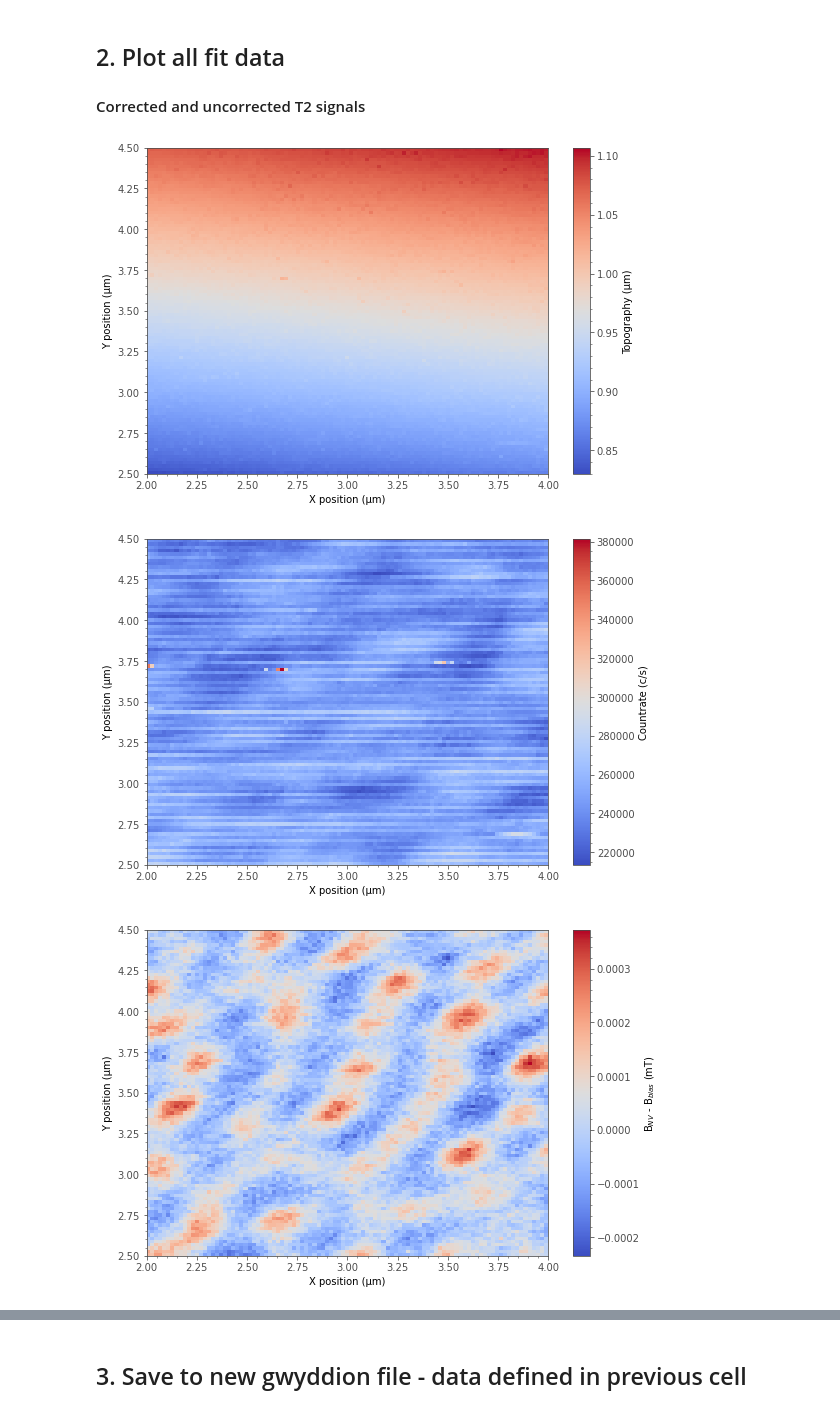
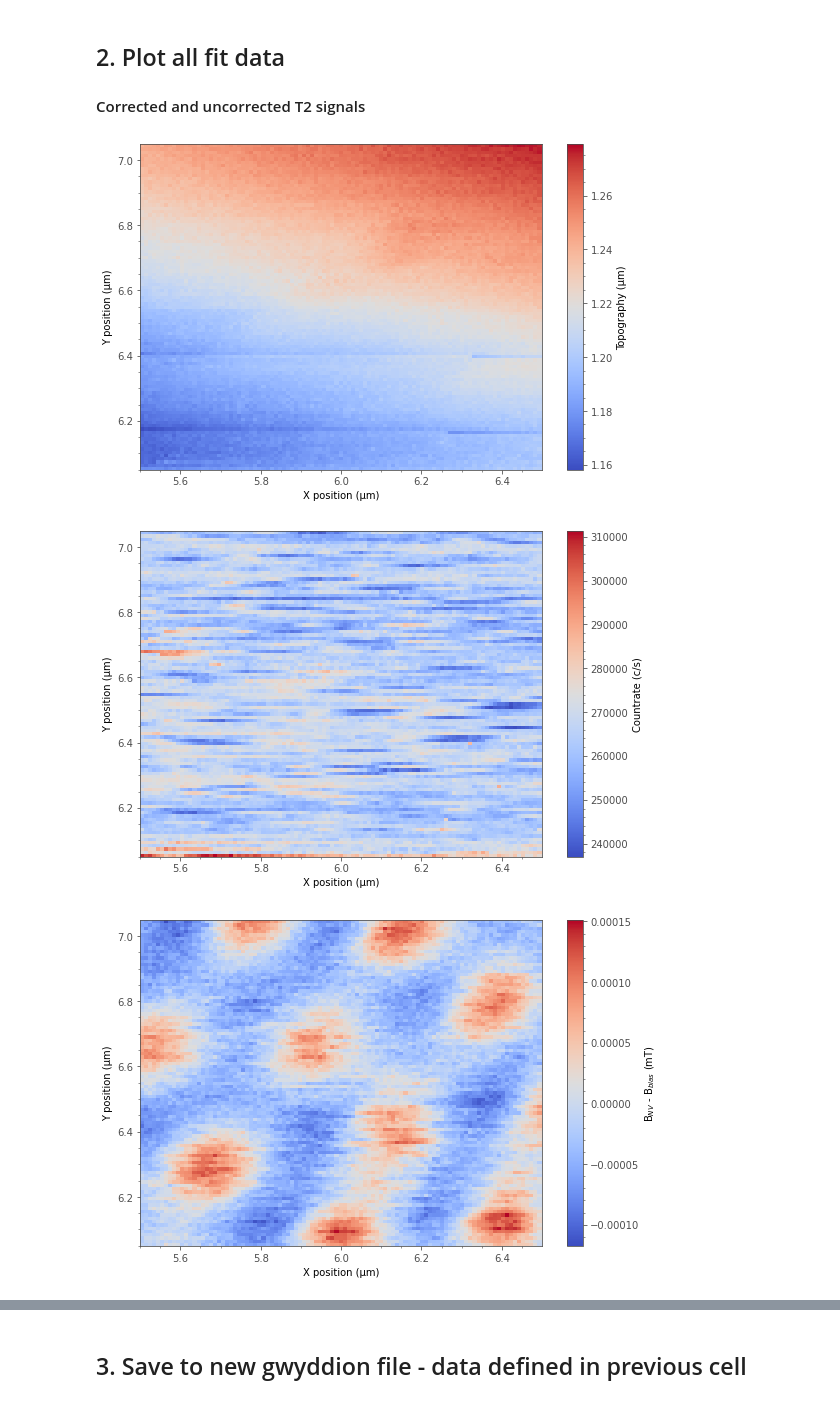
Before and after one commit to sriharijayaram5/qudi, a Jupyter notebook: notebooks/Measurement_Control/Data analysis/2D scan data analysis/2D Fast Hahn echo scan data analysis.ipynb, the cells around one changed output, grey strips where cells are left out. Drawn from its saved outputs; the diff is of its cells as text; code cells hidden in the pictures.

```diff
--- a/notebooks/Measurement_Control/Data analysis/2D scan data analysis/2D Fast Hahn echo scan data analysis.ipynb
+++ b/notebooks/Measurement_Control/Data analysis/2D scan data analysis/2D Fast Hahn echo scan data analysis.ipynb
@@ -75,7 +75,7 @@ def save_obj_to_gwyddion(dataobj,filename,gwytypes=['image']):
 # %% [markdown]
 ## 0. Define file path and load data
 # %%
-filebeginning = '20250213-1339-28_scan6_3K_70mT_Bnv_sFC_Fast_Hahn_echo_autosave_NbTiN_Paris_S1_A-F17-26_' #here the beginning of the filename, including the date and sample name, is needed
+filebeginning = '20250411-1126-47_autosave_scan20_Hecho-alt-phased_with_two_point_tracking_3K_70mT_Bnv_sFC_NbSe2_S4_A-F17-26_' #here the beginning of the filename, including the date and sample name, is needed
 
 file_year = filebeginning[0:4]
 file_month = filebeginning[4:6]
@@ -87,6 +87,16 @@ with open(filepath+'qafm_array_raw.pickle', 'rb') as f:
     qafm_data = pickle.load(f)
 with open(filepath+'pulsed_array_raw.pickle', 'rb') as f:
     pulsed_data = pickle.load(f)
+# %%
+filebeginning = '20250411-1236-27_Hecho-alt-phased_A-F17-26_NbSe2_S4_3K_70mT_Bnv_OOC_pulsed_measurement' #here the beginning of the filename, including the date and sample name, is needed
+
+file_year = filebeginning[0:4]
+file_month = filebeginning[4:6]
+file_day = filebeginning[6:8]
+path = 'G:\\Data\\Qudi_Data\\'+file_year+'\\'+file_month+'\\'+file_year+file_month+file_day+'\\PulsedMeasurement\\'
+filepath = path + filebeginning + '.dat'
+
+ooc_data = np.loadtxt(filepath).T
 # %% [markdown]
 ## 1. Calculate corrected T2 signal with pulsed data
 # %%
@@ -102,6 +112,14 @@ if tip_osc_on_and_off:
     t2_sig_on = data_on[:,:,1]
     t2_ref_on = data_on[:,:,0]
     t2_corr_on = t2_sig_on/t2_ref_on
+# %%
+ooc_t2_sig = ooc_data[1,0]-ooc_data[2,0]
+ooc_t2_ref = ooc_data[1,1]-ooc_data[2,1]
+ooc_t2_corr = ooc_t2_sig/ooc_t2_ref
+
+t2_corr_norm = t2_corr/ooc_t2_corr
+if tip_osc_on_and_off:
+    t2_corr_on_norm = t2_corr_on/ooc_t2_corr
 # %% [markdown]
 ## 2. Plot all fit data
 #### Corrected and uncorrected T2 signals
@@ -220,6 +238,19 @@ dataobj['T2_corr'] = {
 
                         }
 
+## T2 CORR normalized with OOC data a.u. ##
+data = t2_corr_norm
+dataobj['T2_corr_norm'] = {
+                            'coord0_arr':x_gwy,
+                            'coord1_arr':y_gwy,
+                            'data':data,
+                            'params': {'coord0_start': x_gwy[0],'coord0_stop': x_gwy[-1],'coord1_start': y_gwy[0],'coord1_stop': y_gwy[-1]},
+                            'xy_units': 'm',
+                            'si_units': 'a.u.',
+                            'nice_name': 'T2_corr_norm'
+
+                        }
+
 if tip_osc_on_and_off:
     ## T2 signal a.u. ##
     data = t2_sig_on
@@ -233,33 +264,46 @@ if tip_osc_on_and_off:
                                 'nice_name': 'T2_sig_on'
 
                             }
 
     ## T2 reference a.u. ##
     data = t2_ref_on
     dataobj['T2_ref_on'] = {
                                 'coord0_arr':x_gwy,
                                 'coord1_arr':y_gwy,
                                 'data':data,
                                 'params': {'coord0_start': x_gwy[0],'coord0_stop': x_gwy[-1],'coord1_start': y_gwy[0],'coord1_stop': y_gwy[-1]},
                                 'xy_units': 'm',
                                 'si_units': 'a.u.',
                                 'nice_name': 'T2_ref_on'
 
                             }
 
     ## T2 CORR a.u. ##
     data = t2_corr_on
     dataobj['T2_corr_on'] = {
                                 'coord0_arr':x_gwy,
                                 'coord1_arr':y_gwy,
                                 'data':data,
                                 'params': {'coord0_start': x_gwy[0],'coord0_stop': x_gwy[-1],'coord1_start': y_gwy[0],'coord1_stop': y_gwy[-1]},
                                 'xy_units': 'm',
                                 'si_units': 'a.u.',
                                 'nice_name': 'T2_corr_on'
 
                             }
+
+    ## T2 CORR normalized with OOC data a.u. ##
+    data = t2_corr_on_norm
+    dataobj['T2_corr_on_norm'] = {
+                                'coord0_arr':x_gwy,
+                                'coord1_arr':y_gwy,
+                                'data':data,
+                                'params': {'coord0_start': x_gwy[0],'coord0_stop': x_gwy[-1],'coord1_start': y_gwy[0],'coord1_stop': y_gwy[-1]},
+                                'xy_units': 'm',
+                                'si_units': 'a.u.',
+                                'nice_name': 'T2_corr_on_norm'
+
+                            }
 # %% [output]
-[figure, old version]
+[figure, new version]
-[figure, old version]
+[figure, new version]
-[figure, old version]
+[figure, new version]
```
Also changed, not shown: parts of 2 cells of this notebook, 16 other files.
